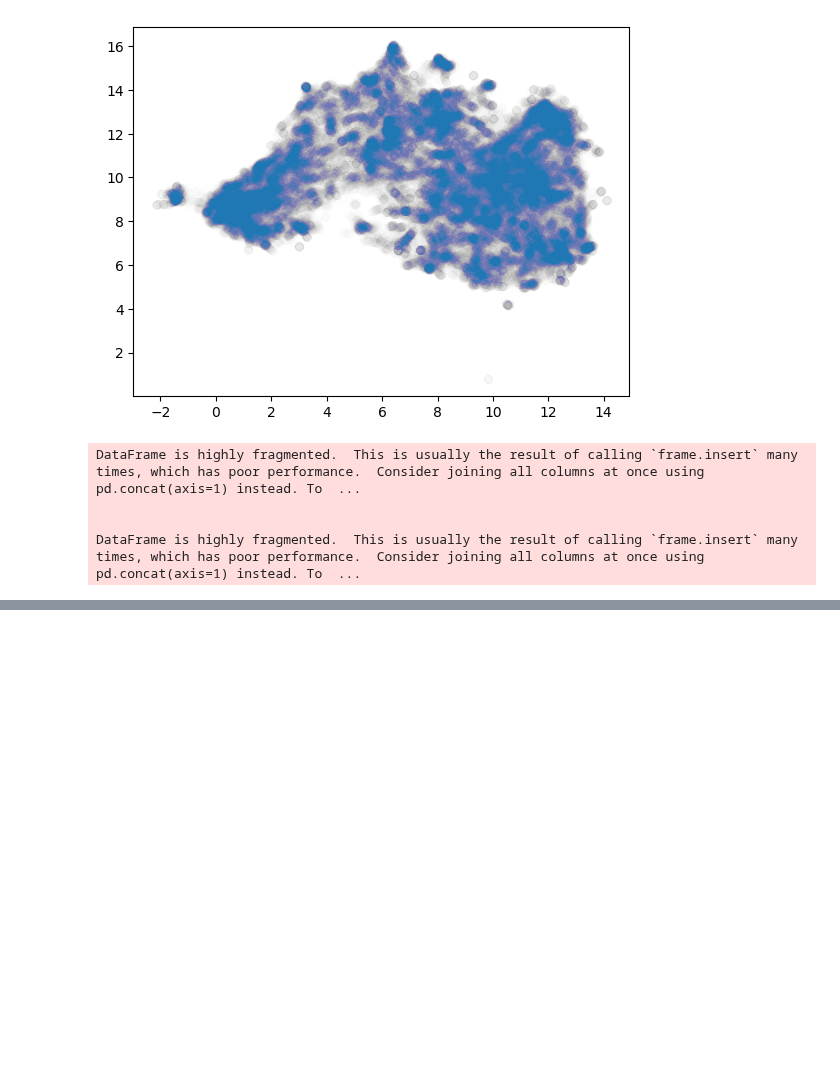
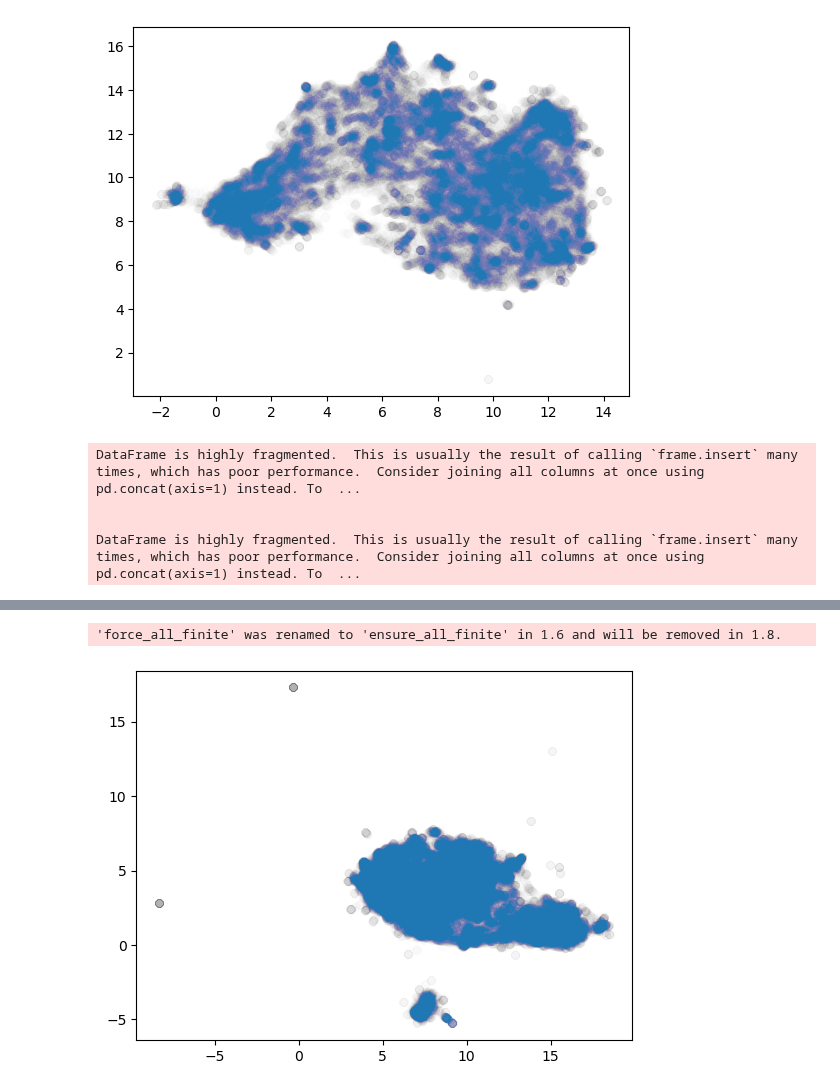
Before and after one commit to svalbuenaa/sci-abstract-graphs, a Jupyter notebook: proofOfConceptEmbeddings.ipynb, the cells around one changed output, grey strips where cells are left out. Saved outputs shown, nothing was run; the diff lists cells and outputs as text; code cells hidden in the pictures; blank space fills up the shorter version.

```diff
--- a/proofOfConceptEmbeddings.ipynb
+++ b/proofOfConceptEmbeddings.ipynb
@@ -269,0 +257,6 @@ fig.show()
+# %%
+df_arctic_2 = pd.read_csv(r"C:\Users\svalb\Downloads\output_prueba_embeddings_snowflake_2.csv")
+# %%
+df_arctic_2["AbstractEmbedding_list"] = df_arctic_2["AbstractEmbedding"].apply(ast.literal_eval)
+# %%
+df_arctic_2[colnames_mxbai] = df_arctic_2["AbstractEmbedding_list"].to_list()
@@ -269,0 +281,9 @@ fig.show()
+# %%
+mapper_arctic_2 = umap.UMAP().fit_transform(df_arctic_2[colnames_mxbai])
+# %% [output]
+'force_all_finite' was renamed to 'ensure_all_finite' in 1.6 and will be removed in 1.8.
+# %%
+plt.scatter(x = mapper_arctic_2[:, 0], y = mapper_arctic_2[:, 1], alpha = 0.002)
+plt.show()
+# %% [output]
+[figure, added]
```
Also changed, not shown: parts of 18 cells of this notebook.
